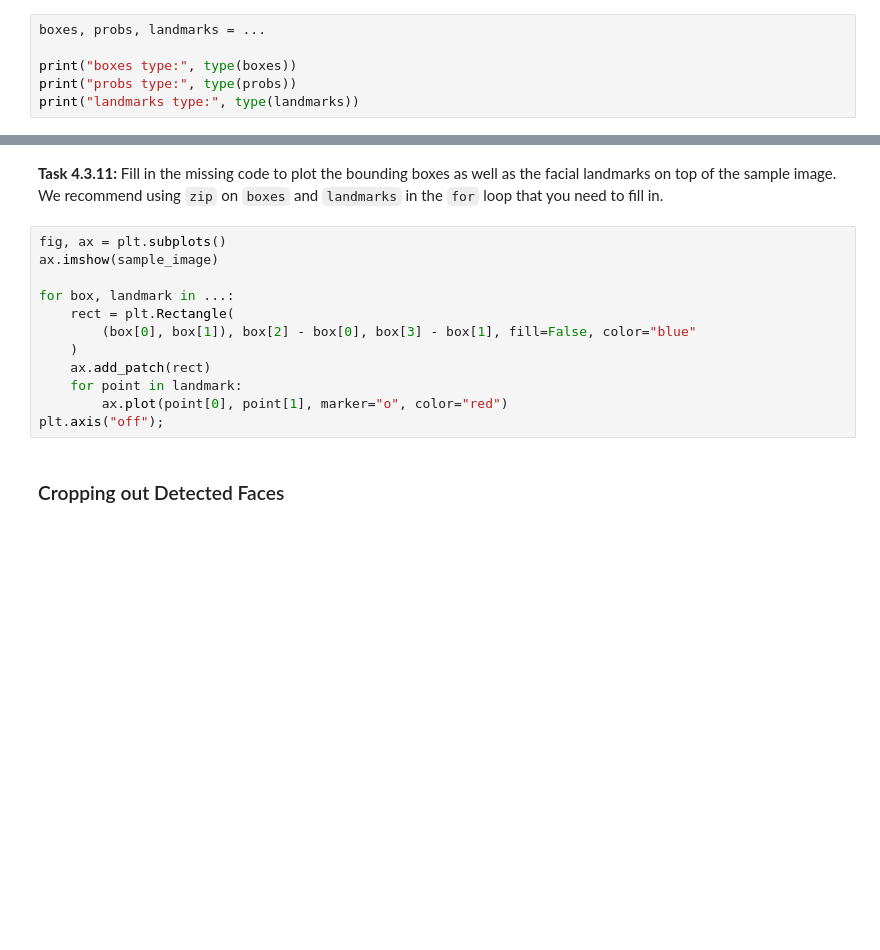
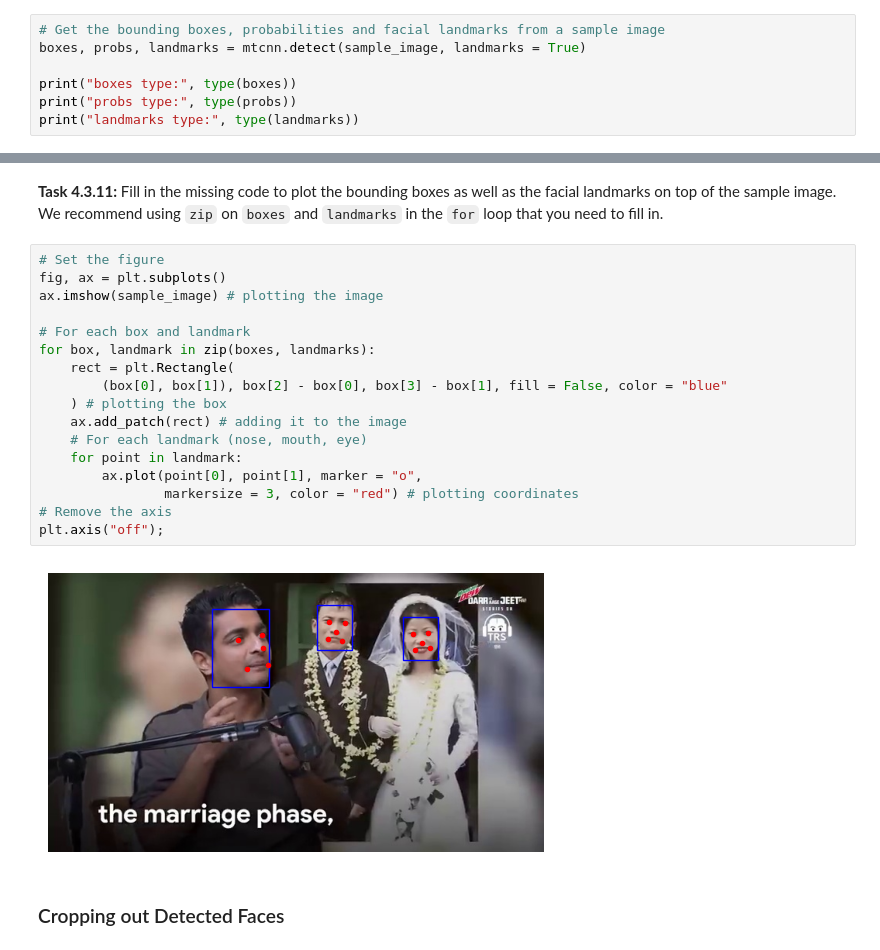
Before and after one commit to maxim-eyengue/WQU-Applied-AI-Lab, a Jupyter notebook: P04_Celebrity_Sightings_India/043-face-detection-mtcnn.ipynb, the cells around one changed output, grey strips where cells are left out. Drawn from its saved outputs; the diff is of its cells as text; blank space fills up the shorter version.

```diff
--- a/P04_Celebrity_Sightings_India/043-face-detection-mtcnn.ipynb
+++ b/P04_Celebrity_Sightings_India/043-face-detection-mtcnn.ipynb
@@ -287,7 +292,8 @@ The way to obtain the facial landmarks together with bounding boxes and probabil
 # %% [markdown]
 **Task 4.3.9:** Use the `detect` method on the MTCNN model such that we'll get bounding boxes, probabilities and facial landmarks returned.
 # %%
-boxes, probs, landmarks = ...
+# Get the bounding boxes, probabilities and facial landmarks from a sample image
+boxes, probs, landmarks = mtcnn.detect(sample_image, landmarks = True)
 
 print("boxes type:", type(boxes))
 print("probs type:", type(probs))
@@ -310,17 +323,24 @@ Great! We have 3 faces detected and on each face, we have 5 facial landmarks and
 # %% [markdown]
 **Task 4.3.11:** Fill in the missing code to plot the bounding boxes as well as the facial landmarks on top of the sample image. We recommend using `zip` on `boxes` and `landmarks` in the `for` loop that you need to fill in.
 # %%
+# Set the figure
 fig, ax = plt.subplots()
-ax.imshow(sample_image)
+ax.imshow(sample_image) # plotting the image
 
-for box, landmark in ...:
+# For each box and landmark
+for box, landmark in zip(boxes, landmarks):
     rect = plt.Rectangle(
-        (box[0], box[1]), box[2] - box[0], box[3] - box[1], fill=False, color="blue"
-    )
-    ax.add_patch(rect)
+        (box[0], box[1]), box[2] - box[0], box[3] - box[1], fill = False, color = "blue"
+    ) # plotting the box
+    ax.add_patch(rect) # adding it to the image
+    # For each landmark (nose, mouth, eye)
     for point in landmark:
-        ax.plot(point[0], point[1], marker="o", color="red")
+        ax.plot(point[0], point[1], marker = "o",
+                markersize = 3, color = "red") # plotting coordinates
+# Remove the axis
 plt.axis("off");
+# %% [output]
+[figure, added]
 # %% [markdown]
 ### Cropping out Detected Faces
 # %% [markdown]
```
Also changed, not shown: parts of 26 cells of this notebook.
